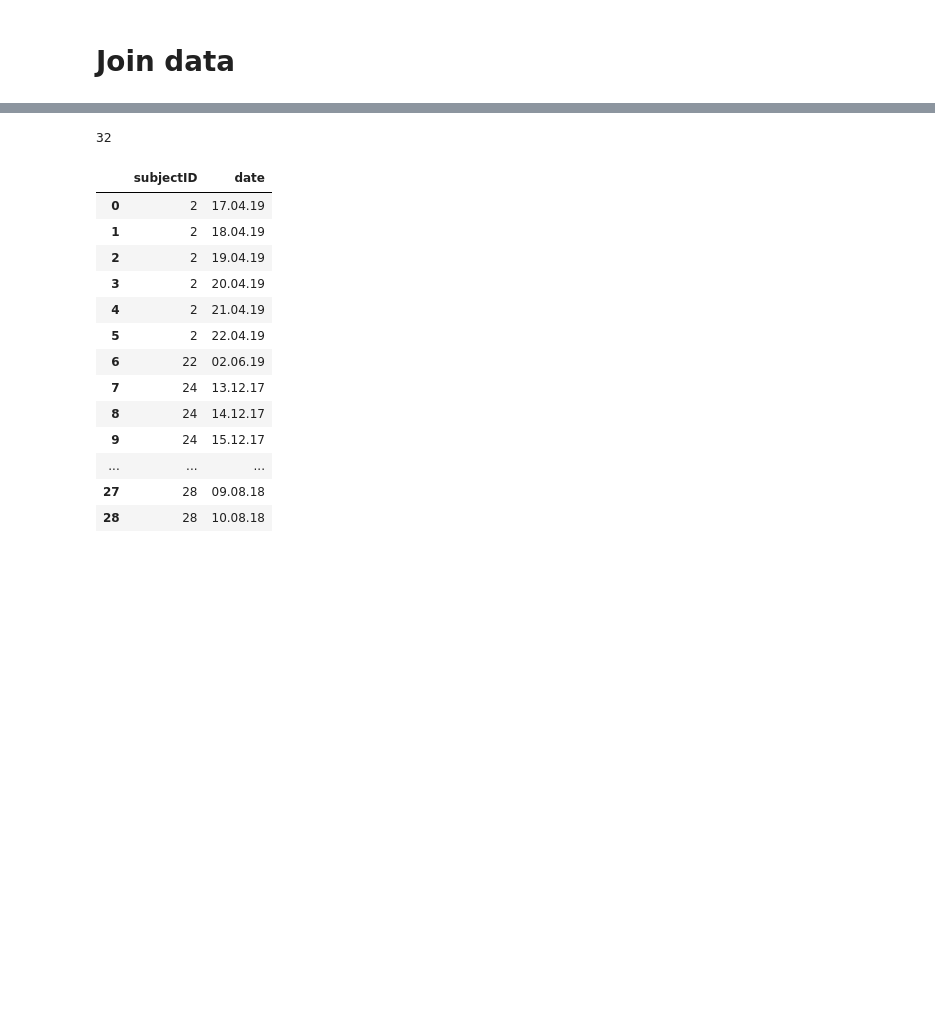
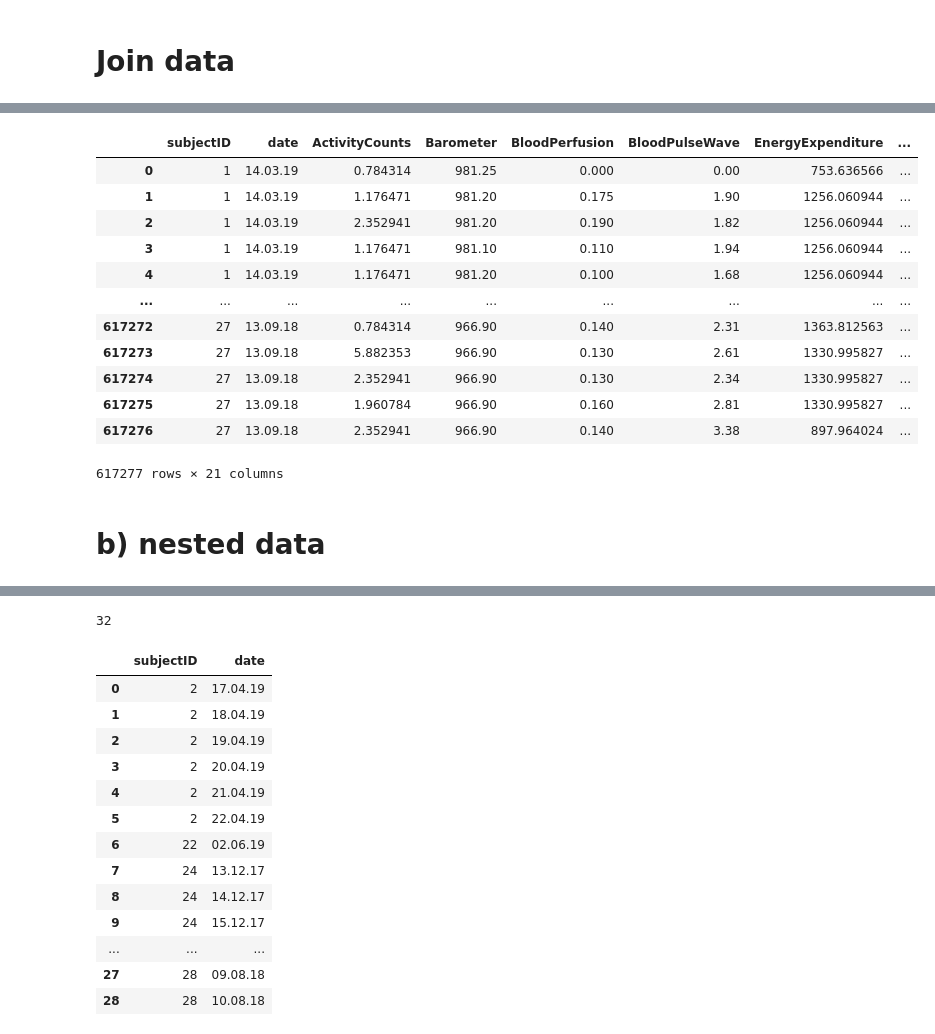
Before and after one commit to Yahnnosh/Sensor-Based-Modeling-of-Fatigue-Using-Transformer-Model, a Jupyter notebook: data_loader.ipynb, the cells around one changed output, grey strips where cells are left out. Saved outputs shown, nothing was run; the diff lists cells and outputs as text; code cells hidden in the pictures; blank space fills up the shorter version.

```diff
--- a/data_loader.ipynb
+++ b/data_loader.ipynb
@@ -436,0 +447,42 @@ data
+# %%
+query = '''
+SELECT Y.subjectID,
+    Y.date,
+    temp.ActivityCounts,
+    temp.Barometer,
+    temp.BloodPerfusion,
+    temp.BloodPulseWave,
+    temp.EnergyExpenditure,
+    temp.GalvanicSkinResponse,
+    temp.HR,
+    temp.HRV,
+    temp.RESP,
+    temp.Steps,
+    temp.SkinTemperature,
+    temp.ActivityClass,
+    y.timezone,
+    y.VAS,
+    y.phF,
+    y.MF,
+    y.ReIP,
+    y.sport,
+    y.n_answers
+FROM temp JOIN Y ON temp.subjectID = Y.subjectID AND temp.date = Y.date;'''
+data_unnested = sqldf(query)
+data_unnested
+# %% [output]
+|  | subjectID | date | ActivityCounts | Barometer | BloodPerfusion | BloodPulseWave | EnergyExpenditure | ... |
+| 0 | 1 | 14.03.19 | 0.784314 | 981.25 | 0.000 | 0.00 | 753.636566 | ... |
+| 1 | 1 | 14.03.19 | 1.176471 | 981.20 | 0.175 | 1.90 | 1256.060944 | ... |
+| 2 | 1 | 14.03.19 | 2.352941 | 981.20 | 0.190 | 1.82 | 1256.060944 | ... |
+| 3 | 1 | 14.03.19 | 1.176471 | 981.10 | 0.110 | 1.94 | 1256.060944 | ... |
+| 4 | 1 | 14.03.19 | 1.176471 | 981.20 | 0.100 | 1.68 | 1256.060944 | ... |
+| ... | ... | ... | ... | ... | ... | ... | ... | ... |
+| 617272 | 27 | 13.09.18 | 0.784314 | 966.90 | 0.140 | 2.31 | 1363.812563 | ... |
+| 617273 | 27 | 13.09.18 | 5.882353 | 966.90 | 0.130 | 2.61 | 1330.995827 | ... |
+| 617274 | 27 | 13.09.18 | 2.352941 | 966.90 | 0.130 | 2.34 | 1330.995827 | ... |
+| 617275 | 27 | 13.09.18 | 1.960784 | 966.90 | 0.160 | 2.81 | 1330.995827 | ... |
+| 617276 | 27 | 13.09.18 | 2.352941 | 966.90 | 0.140 | 3.38 | 897.964024 | ... |
+617277 rows × 21 columns
+# %% [markdown]
+# b) nested data
```
Also changed, not shown: parts of 46 cells of this notebook, 4 other files.
